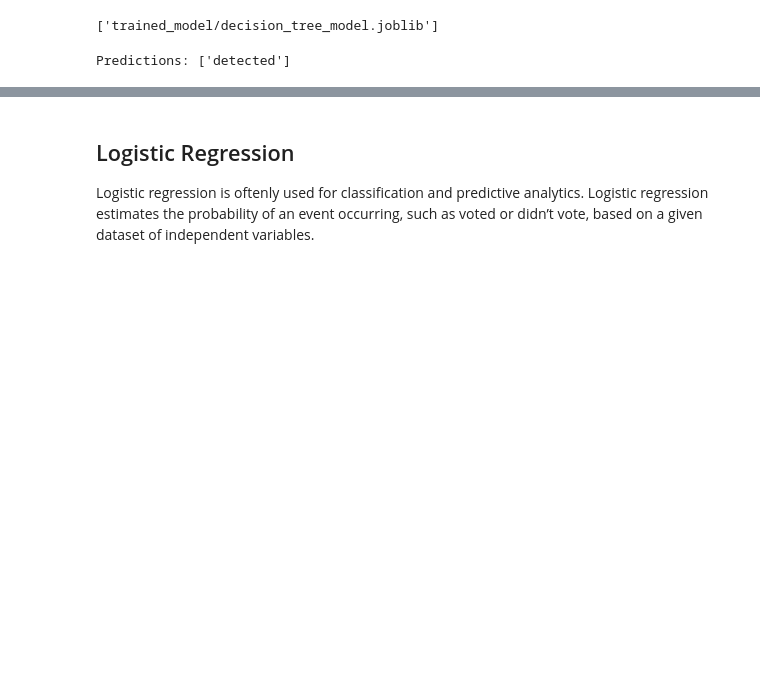
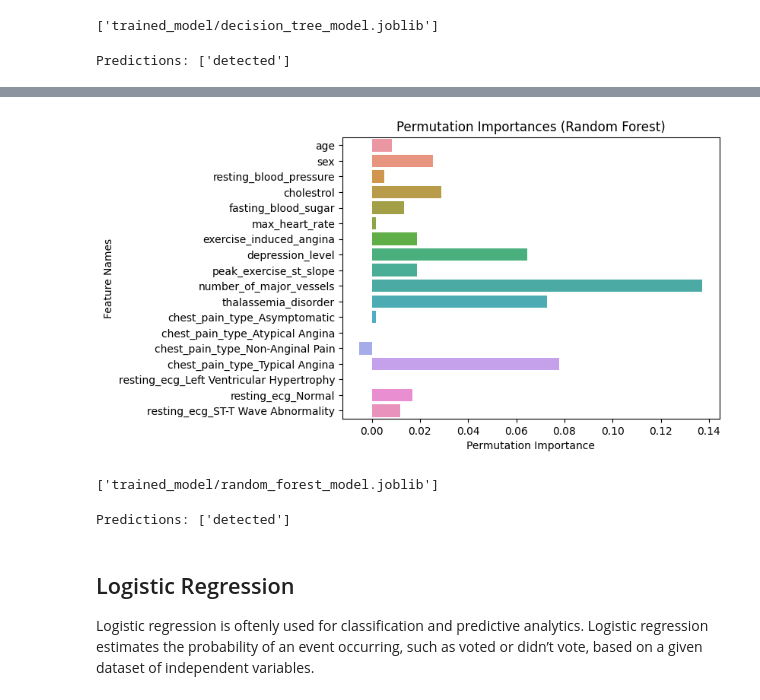
Before and after one commit to karhong-sam/project-wqd7003-ds-analysis, a Jupyter notebook: heart-analysis.ipynb, the cells around one changed output, grey strips where cells are left out. Drawn from its saved outputs; the diff is of its cells as text; code cells hidden in the pictures; blank space fills up the shorter version.

```diff
--- a/heart-analysis.ipynb
+++ b/heart-analysis.ipynb
@@ -892,3 +947,50 @@ Predictions: ['detected']
+# %%
+from sklearn.inspection import permutation_importance
+
+# Compute permutation importances
+result = permutation_importance(model, X_test, y_test, n_repeats=10, random_state=42, n_jobs=-1)
+
+# Access feature importances from permutation importances
+feature_importances = result.importances_mean
+
+# Create a bar chart to visualize feature importances
+sns.barplot(x=feature_importances, y=X.columns)
+plt.xlabel('Permutation Importance')
+plt.ylabel('Feature Names')
+plt.title('Permutation Importances (Random Forest)')
+plt.show()
+# %% [output]
+[figure, added]
+# %%
+# save the model
+joblib.dump(model, 'trained_model/random_forest_model.joblib')
+# %% [output]
+['trained_model/random_forest_model.joblib']
+# %%
+# test with trained model
+# select from existing saved data, df_transform
+df_test = df_transform.copy()
+df_test = df_test.drop('target', axis=1)
+
+row_values = df_test.loc[df_test.index == 100].values.tolist()
+# print(row_values)
+
+# # test model with only features
+X = np.array(row_values).reshape(1, -1)
+# print(X)
+
+# load the trained model
+model = joblib.load('trained_model/random_forest_model.joblib')
+
+# make predictions using the loaded model
+y_pred = model.predict(X)
+
+predicted_labels = ['detected' if pred == 1 else 'not-detected' for pred in y_pred]
+
+# print the predictions
+print('Predictions:', predicted_labels)
+# %% [output]
+Predictions: ['detected']
 # %% [markdown]
 ## Logistic Regression
 
```
Also changed, not shown: parts of 10 cells of this notebook, 1 other file.
